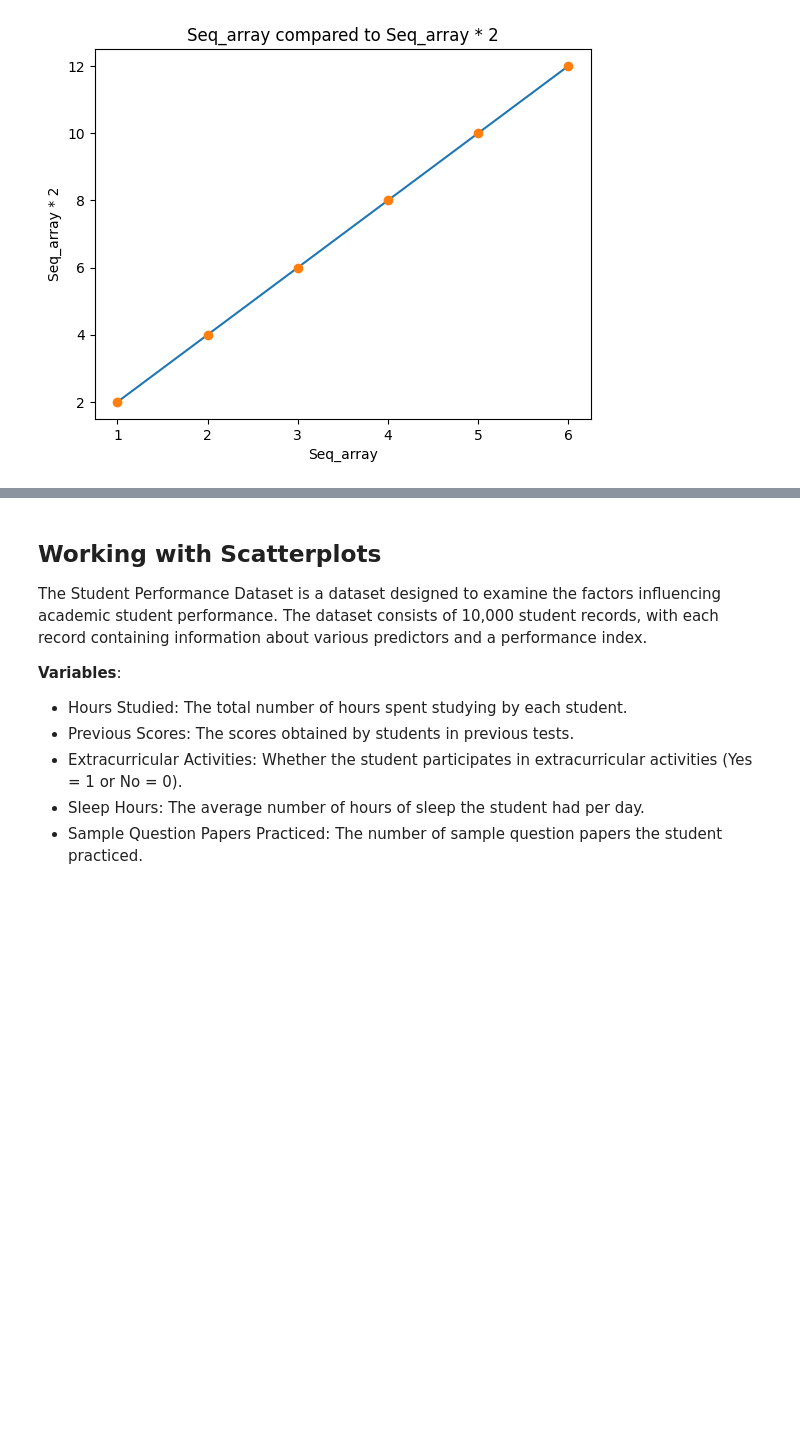
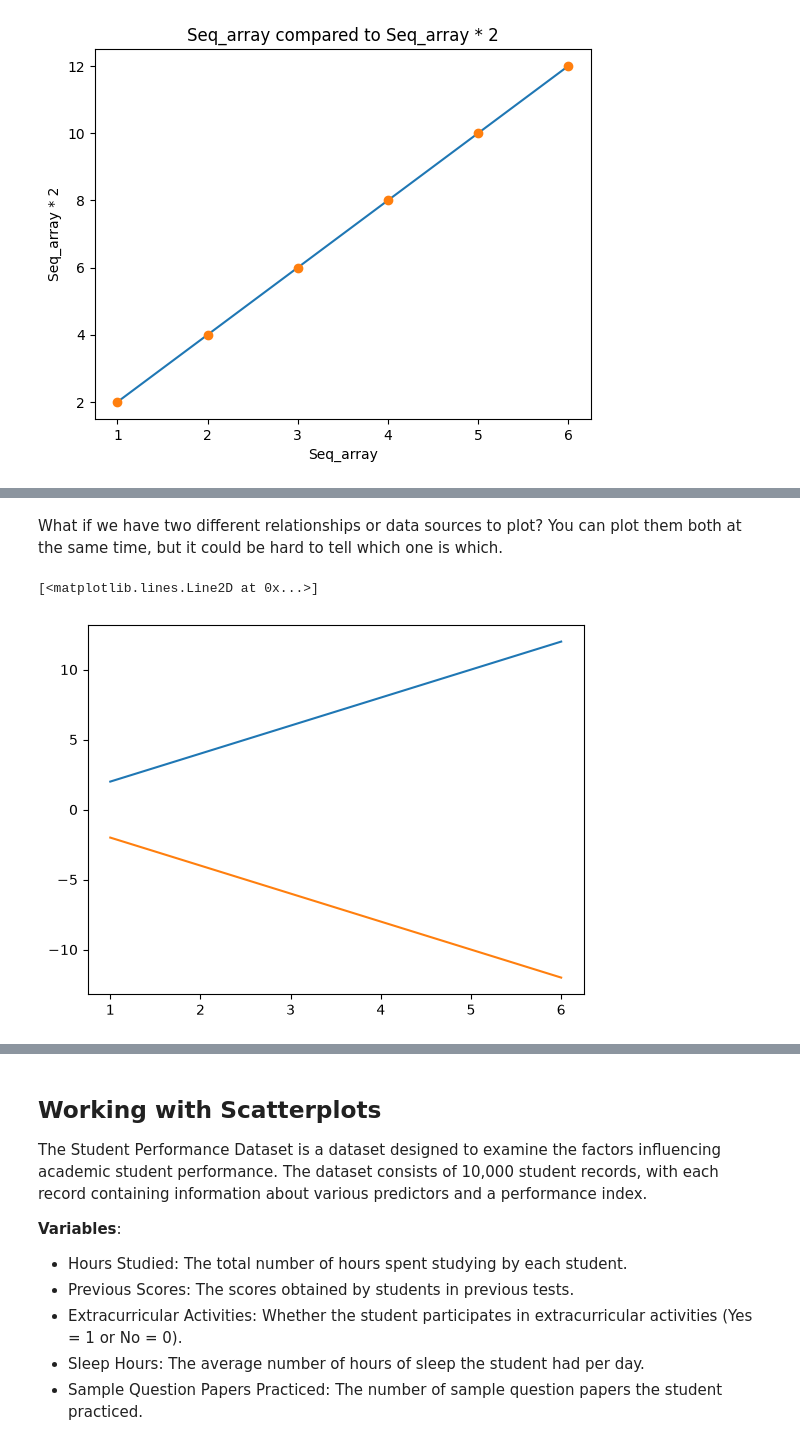
Before and after one commit to bds310/bds310.github.io, a Jupyter notebook: class_notes/matplotlib.ipynb, the cells around one changed output, grey strips where cells are left out. Cells and saved outputs as stored; diff of their text form; code cells hidden in the pictures; blank space fills up the shorter version.

```diff
--- a/class_notes/matplotlib.ipynb
+++ b/class_notes/matplotlib.ipynb
@@ -50,0 +96,11 @@ Text(0.5, 1.0, 'Seq_array compared to Seq_array * 2')
+# %% [markdown]
+What if we have two different relationships or data sources to plot? You can plot them both at the same time, but it could be hard to tell which one is which.
+# %%
+# Plot one relationship
+plt.plot(seq_array, 2 * seq_array)
+
+# Plot another relationship
+plt.plot(seq_array, -2 * seq_array)
+# %% [output]
+[<matplotlib.lines.Line2D at 0x...>]
+[figure, added]
```
Also changed, not shown: parts of 9 cells of this notebook.
